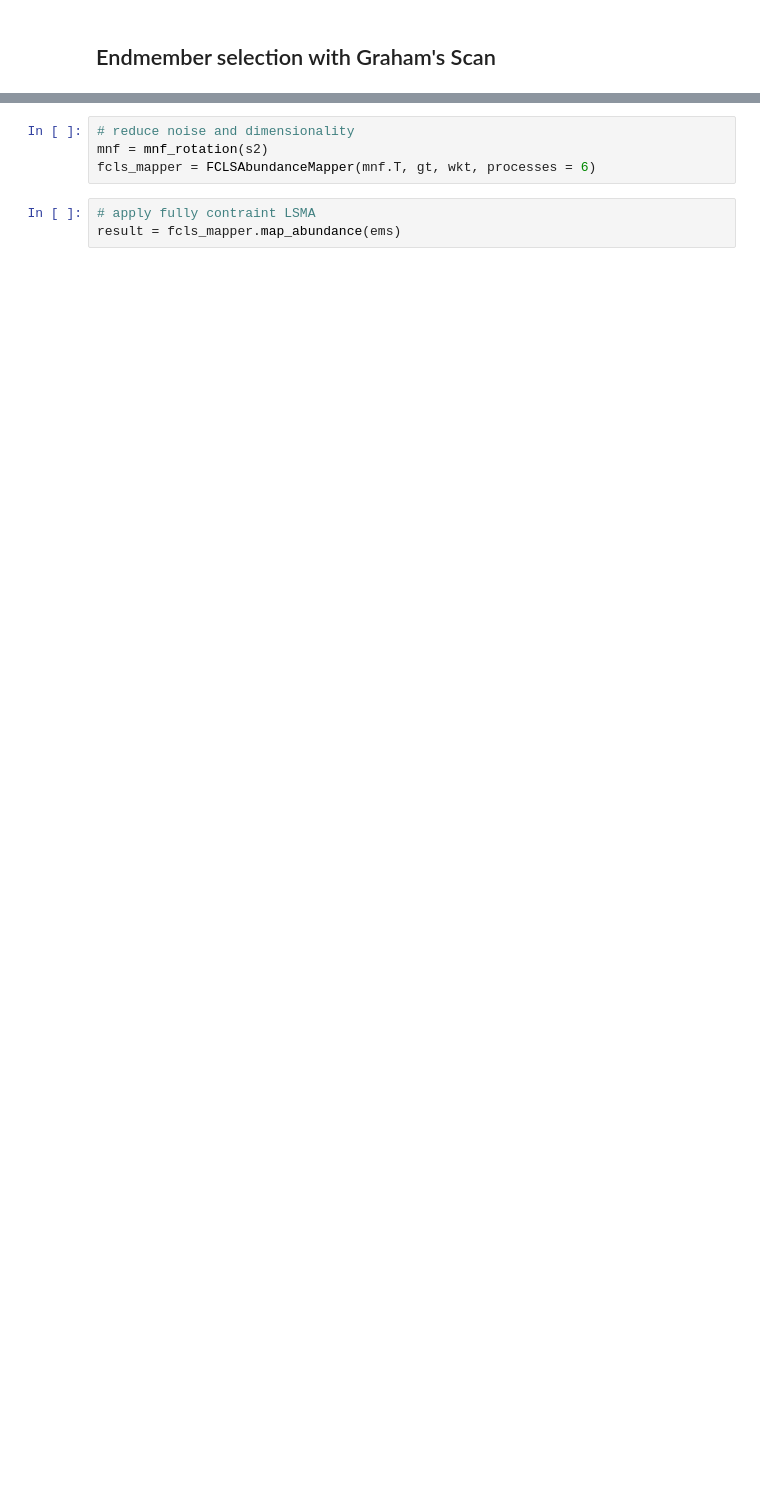
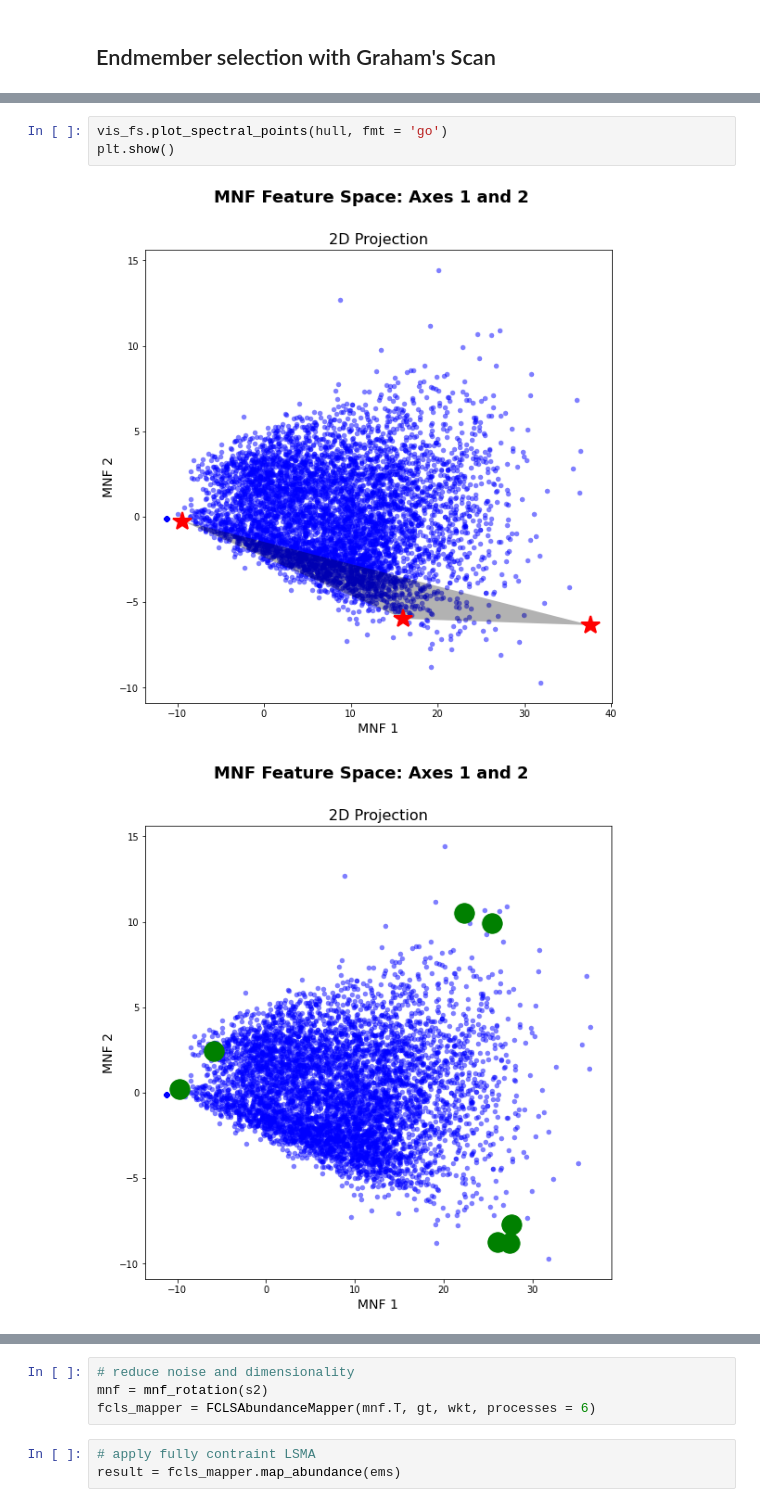
Before and after one commit to henriDierkes/SoftwareDev_Final, a Jupyter notebook: IntialTests.ipynb, the cells around one changed output, grey strips where cells are left out. Drawn from its saved outputs; the diff is of its cells as text; blank space fills up the shorter version.

```diff
--- a/IntialTests.ipynb
+++ b/IntialTests.ipynb
@@ -228,0 +264,6 @@ ems, em_coords = endmembers_by_maximum_volume(hsi_post_mnf.T, hull_coords,
+# %%
+vis_fs.plot_spectral_points(hull, fmt = 'go')
+plt.show()
+# %% [output]
+[figure, added]
+[figure, added]
```
Also changed, not shown: parts of 35 cells of this notebook.
